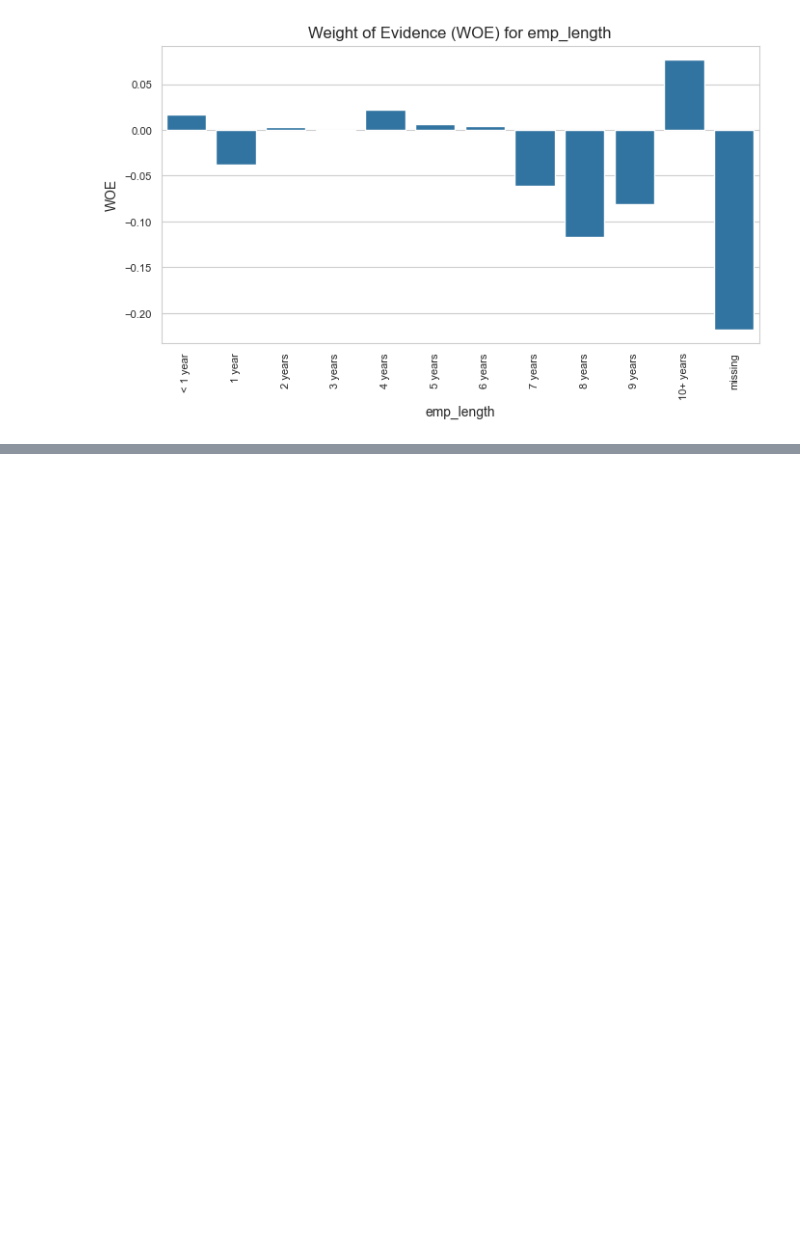
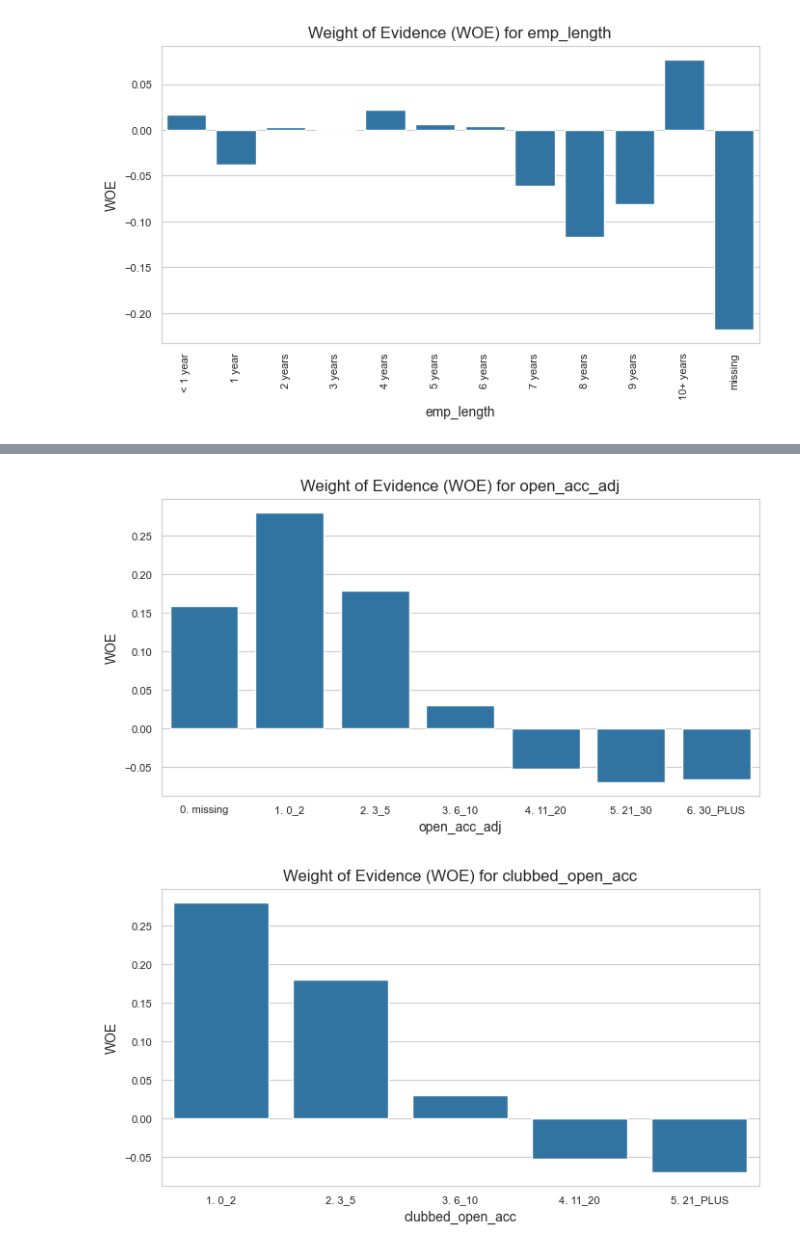
Before and after one commit to dipanshusharma2001/irb_retail_pd_sas_vs_python, a Jupyter notebook: notebooks/02_feature_engineering_binning_woe.ipynb, the cells around one changed output, grey strips where cells are left out. Saved outputs shown, nothing was run; the diff lists cells and outputs as text; code cells hidden in the pictures; blank space fills up the shorter version.

```diff
--- a/notebooks/02_feature_engineering_binning_woe.ipynb
+++ b/notebooks/02_feature_engineering_binning_woe.ipynb
@@ -215,0 +268,24 @@ with pd.ExcelWriter(f"{main_dir}/summaries_and_charts/clubbed_woe_categorical_va
+# %%
+# model_df.open_acc.value_counts(dropna=False).sort_index()
+model_df['open_acc_adj'] = np.where(model_df.open_acc.isna(), '0. missing',
+                                    np.where(model_df.open_acc.between(0,2), "1. 0_2",
+                                        np.where(model_df.open_acc.between(3,5), "2. 3_5",
+                                                np.where(model_df.open_acc.between(6,10), "3. 6_10",
+                                                        np.where(model_df.open_acc.between(11,20), "4. 11_20",
+                                                                np.where(model_df.open_acc.between(21,30), "5. 21_30", "6. 30_PLUS"))))))
+
+woe = WOE(model_df, "open_acc_adj", 'default_flag')
+num_count_var_results["open_acc_adj"] = {'woe_summary': woe, 'woe_plot' : WOE_PLOT(woe, x = "open_acc_adj", y = 'woe')}
+
+# combining the missing bucket with lowest credit depth bucket which is 0-2
+# also, for the last two buckes woe is amost similar and pop in last bucket is very small, hence combining those two.
+model_df["clubbed_open_acc"] = np.where(model_df.open_acc_adj == "0. missing", "1. 0_2",
+                                        np.where(model_df.open_acc_adj.isin(['6. 30_PLUS', '5. 21_30']), '5. 21_PLUS', model_df.open_acc_adj))
+clubbed_woe = WOE(model_df, "clubbed_open_acc", 'default_flag')
+num_count_var_results["clubbed_open_acc"] = {'woe_summary': clubbed_woe, 'woe_plot' : WOE_PLOT(clubbed_woe, x = "clubbed_open_acc", y = 'woe')}
+
+model_df["clubbed_open_acc_woe"] = model_df["clubbed_open_acc"].map(clubbed_woe.set_index("clubbed_open_acc").to_dict()['woe'])
+model_df["clubbed_open_acc_iv"] = model_df["clubbed_open_acc"].map(clubbed_woe.set_index("clubbed_open_acc").to_dict()['iv'])
+# %% [output]
+[figure, added]
+[figure, added]
```
Also changed, not shown: parts of 25 cells of this notebook, 27 other files.
